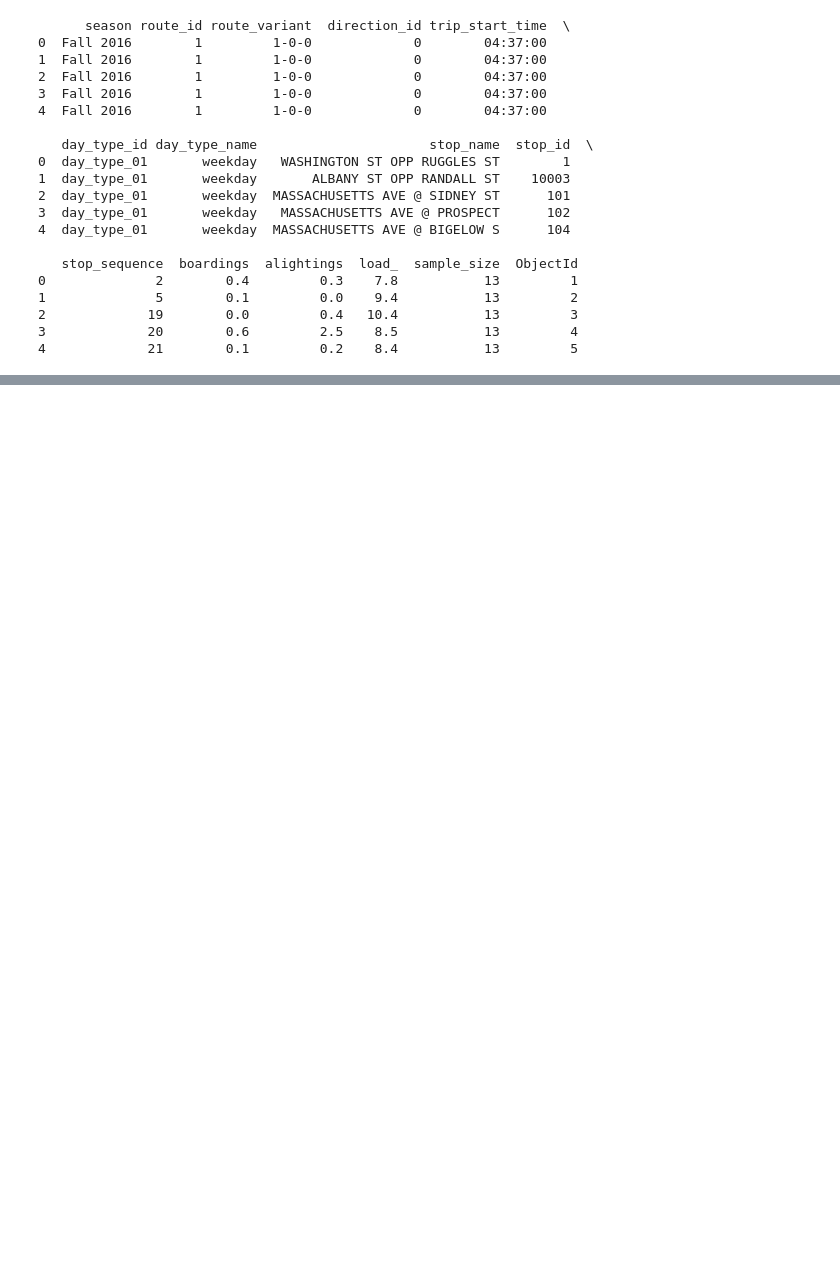
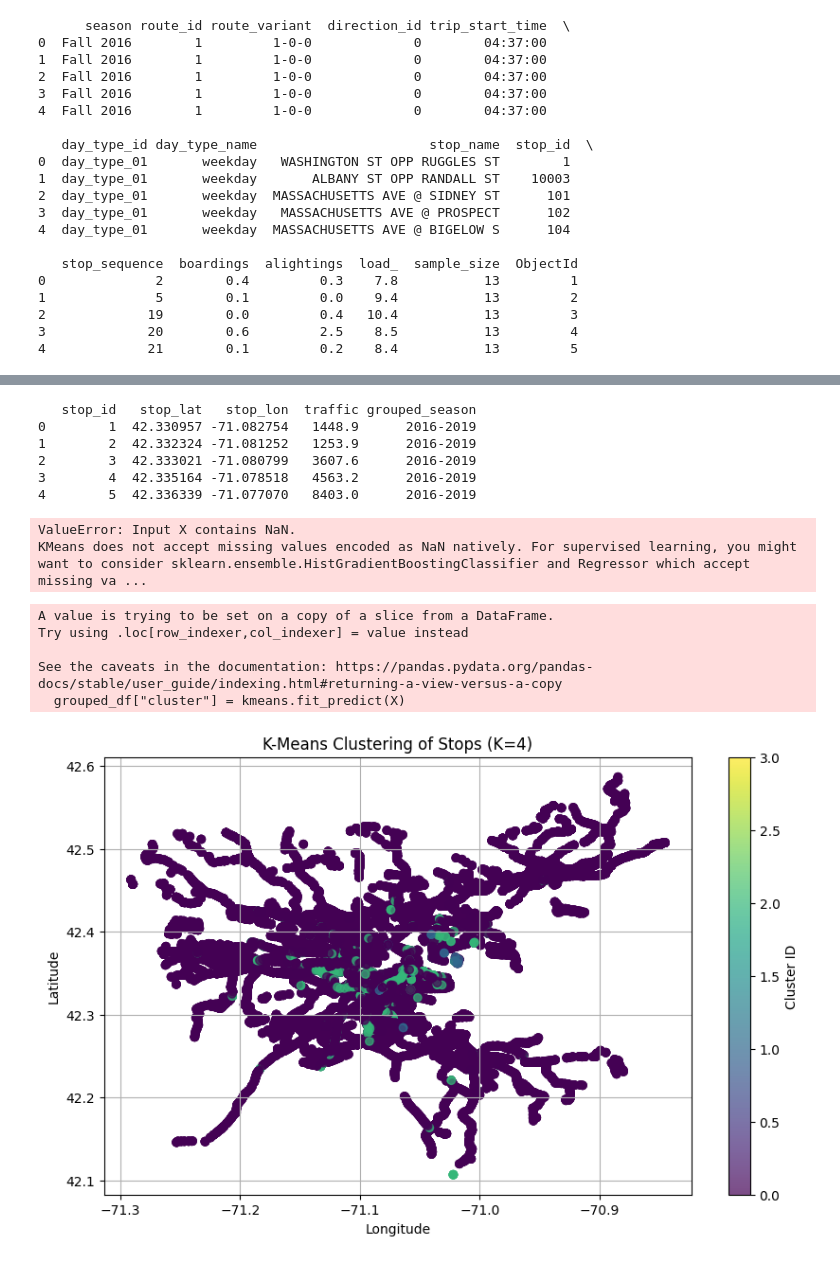
Before and after one commit to KKeySimon/BostonBusEquity, a Jupyter notebook: ChangePerStop.ipynb, the cells around one changed output, grey strips where cells are left out. Saved outputs shown, nothing was run; the diff lists cells and outputs as text; code cells hidden in the pictures; blank space fills up the shorter version.

```diff
--- a/ChangePerStop.ipynb
+++ b/ChangePerStop.ipynb
@@ -126,0 +311,68 @@ print(final_aggregated_df)
+# %%
+df['year'] = df['season'].str.extract(r'(\d{4})').astype(float)
+df = df[df['year'].between(2016, 2019)]
+grouped_df = df.groupby('stop_id', as_index=False).agg({
+    'stop_lat': 'first',
+    'stop_lon': 'first',
+    'traffic': 'sum'
+})
+
+grouped_df['grouped_season'] = "2016-2019"
+
+# Display the grouped dataset
+print(grouped_df.head())
+# %% [output]
+   stop_id   stop_lat   stop_lon  traffic grouped_season
+0        1  42.330957 -71.082754   1448.9      2016-2019
+1        2  42.332324 -71.081252   1253.9      2016-2019
+2        3  42.333021 -71.080799   3607.6      2016-2019
+3        4  42.335164 -71.078518   4563.2      2016-2019
+4        5  42.336339 -71.077070   8403.0      2016-2019
+# %%
+X = grouped_df[["stop_lat", "stop_lon", "traffic"]].copy()
+X["traffic"] = (X["traffic"] - X["traffic"].mean()) / X["traffic"].std()
+
+inertia = []
+K_range = range(2, 10)
+
+for k in K_range:
+    kmeans = KMeans(n_clusters=k, random_state=42, n_init=10)
+    kmeans.fit(X)
+    inertia.append(kmeans.inertia_)
+# %% [output]
+ValueError: Input X contains NaN.
+KMeans does not accept missing values encoded as NaN natively. For supervised learning, you might want to consider sklearn.ensemble.HistGradientBoostingClassifier and Regressor which accept missing va ...
+# %%
+grouped_df = df.dropna(subset=["stop_lat", "stop_lon"])
+
+X = grouped_df[["stop_lat", "stop_lon", "traffic"]].copy()
+X["traffic"] = (X["traffic"] - X["traffic"].mean()) / X["traffic"].std()
+
+cost = []
+K_range = range(2, 10)
+
+for k in K_range:
+    kmeans = KMeans(n_clusters=k, random_state=42, n_init=10)
+    kmeans.fit(X)
+    cost.append(kmeans.inertia_)
+# %%
+kmeans = KMeans(n_clusters=4, random_state=42, n_init=10)
+grouped_df["cluster"] = kmeans.fit_predict(X)
+
+plt.figure(figsize=(10, 6))
+scatter = plt.scatter(
+    grouped_df["stop_lon"], grouped_df["stop_lat"], c=grouped_df["cluster"], cmap="viridis", alpha=0.7
+)
+plt.xlabel("Longitude")
+plt.ylabel("Latitude")
+plt.title(f"K-Means Clustering of Stops (K={4})")
+plt.colorbar(scatter, label="Cluster ID")
+plt.grid(True)
+plt.show()
+# %% [output]
+A value is trying to be set on a copy of a slice from a DataFrame.
+Try using .loc[row_indexer,col_indexer] = value instead
+
+See the caveats in the documentation: https://pandas.pydata.org/pandas-docs/stable/user_guide/indexing.html#returning-a-view-versus-a-copy
+  grouped_df["cluster"] = kmeans.fit_predict(X)
+[figure, added]
```
Also changed, not shown: parts of 27 cells of this notebook.
